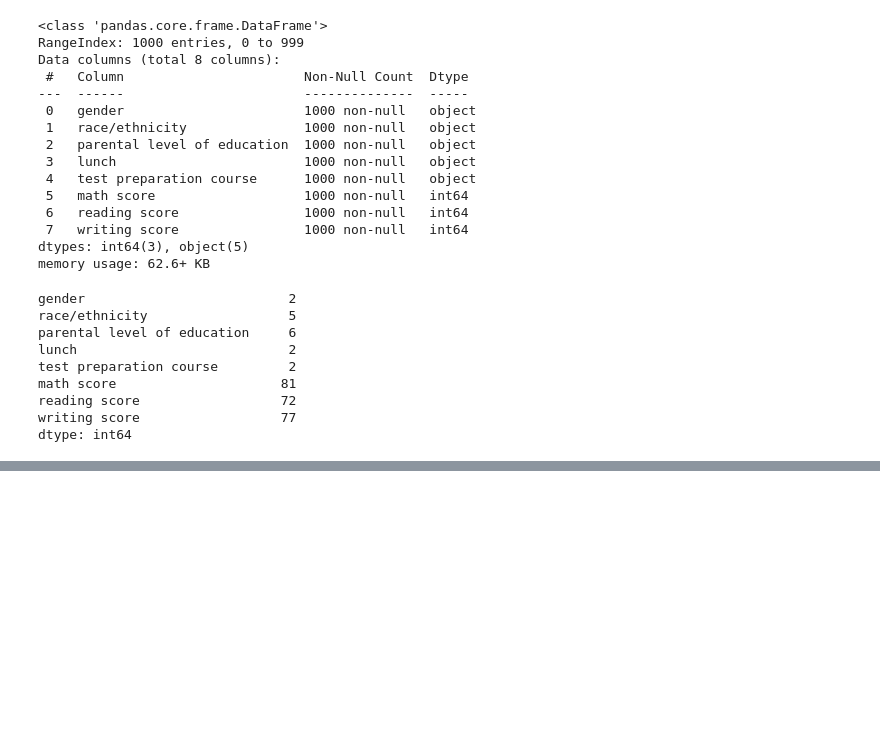
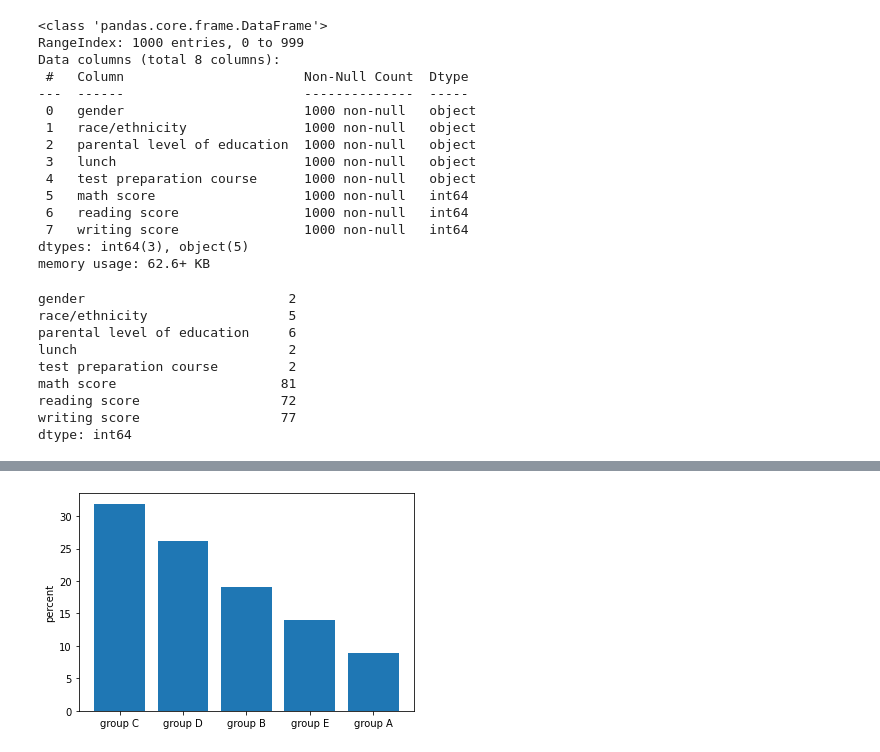
Before and after one commit to fernfl/DataAnalysis, a Jupyter notebook: Projeto2_Educacao/Projeto2_dadosDaEducacao.ipynb, the cells around one changed output, grey strips where cells are left out. Cells and saved outputs as stored; diff of their text form; code cells hidden in the pictures; blank space fills up the shorter version.

```diff
--- a/Projeto2_Educacao/Projeto2_dadosDaEducacao.ipynb
+++ b/Projeto2_Educacao/Projeto2_dadosDaEducacao.ipynb
@@ -50,0 +99,5 @@ dtype: int64
+# %%
+plt.bar(race_percent.index,race_percent)
+plt.ylabel("percent");
+# %% [output]
+[figure, added]
```
Also changed, not shown: parts of 30 cells of this notebook.
